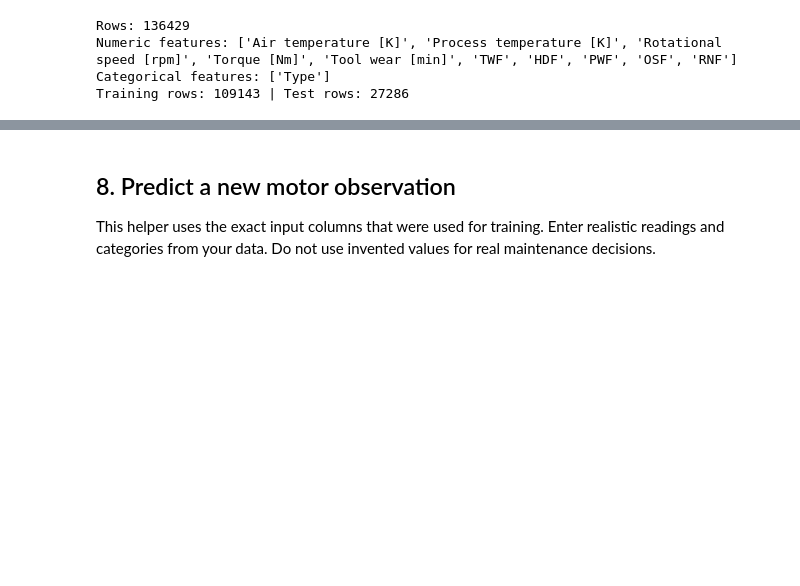
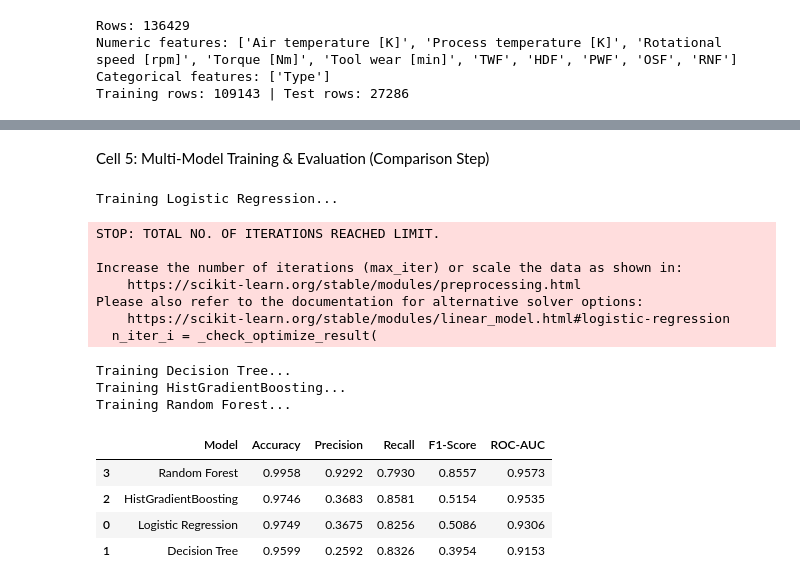
Before and after one commit to mohitt770/ML_LAB, a Jupyter notebook: electrical_motor_fault_prediction_colab.ipynb, the cells around one changed output, grey strips where cells are left out. Drawn from its saved outputs; the diff is of its cells as text; code cells hidden in the pictures; blank space fills up the shorter version.

```diff
--- a/electrical_motor_fault_prediction_colab.ipynb
+++ b/electrical_motor_fault_prediction_colab.ipynb
@@ -253,3 +175,72 @@ display(results.head(15))
-# %% [markdown]
-## 8. Predict a new motor observation
-This helper uses the exact input columns that were used for training. Enter realistic readings and categories from your data. Do not use invented values for real maintenance decisions.
+# %% [markdown]
+Cell 5: Multi-Model Training & Evaluation (Comparison Step)
+# %%
+models = {
+    "Logistic Regression": LogisticRegression(
+        class_weight="balanced",
+        max_iter=1000,
+        random_state=RANDOM_STATE
+    ),
+    "Decision Tree": DecisionTreeClassifier(
+        class_weight="balanced",
+        max_depth=10,
+        random_state=RANDOM_STATE
+    ),
+    "HistGradientBoosting": HistGradientBoostingClassifier(
+        class_weight="balanced",
+        random_state=RANDOM_STATE
+    ),
+    "Random Forest": RandomForestClassifier(
+        n_estimators=300,
+        class_weight="balanced",
+        min_samples_leaf=2,
+        n_jobs=-1,
+        random_state=RANDOM_STATE
+    )
+}
+
+results = []
+trained_pipelines = {}
+
+for model_name, classifier in models.items():
+    print(f"Training {model_name}...")
+
+    pipe = Pipeline(steps=[
+        ("preprocessor", preprocessor),
+        ("classifier", classifier)
+    ])
+
+    pipe.fit(X_train, y_train)
+    trained_pipelines[model_name] = pipe
+
+    y_pred = pipe.predict(X_test)
+    y_prob = pipe.predict_proba(X_test)[:, 1]
+
+    results.append({
+        "Model": model_name,
+        "Accuracy": round(accuracy_score(y_test, y_pred), 4),
+        "Precision": round(precision_score(y_test, y_pred, zero_division=0), 4),
+        "Recall": round(recall_score(y_test, y_pred, zero_division=0), 4),
+        "F1-Score": round(f1_score(y_test, y_pred, zero_division=0), 4),
+        "ROC-AUC": round(roc_auc_score(y_test, y_prob), 4)
+    })
+
+comparison_df = pd.DataFrame(results).sort_values(by="F1-Score", ascending=False)
+display(comparison_df)
+# %% [output]
+Training Logistic Regression...
+STOP: TOTAL NO. OF ITERATIONS REACHED LIMIT.
+
+Increase the number of iterations (max_iter) or scale the data as shown in:
+    https://scikit-learn.org/stable/modules/preprocessing.html
+Please also refer to the documentation for alternative solver options:
+    https://scikit-learn.org/stable/modules/linear_model.html#logistic-regression
+  n_iter_i = _check_optimize_result(
+Training Decision Tree...
+Training HistGradientBoosting...
+Training Random Forest...
+|  | Model | Accuracy | Precision | Recall | F1-Score | ROC-AUC |
+| 3 | Random Forest | 0.9958 | 0.9292 | 0.7930 | 0.8557 | 0.9573 |
+| 2 | HistGradientBoosting | 0.9746 | 0.3683 | 0.8581 | 0.5154 | 0.9535 |
+| 0 | Logistic Regression | 0.9749 | 0.3675 | 0.8256 | 0.5086 | 0.9306 |
+| 1 | Decision Tree | 0.9599 | 0.2592 | 0.8326 | 0.3954 | 0.9153 |
```
Also changed, not shown: parts of 21 cells of this notebook.
